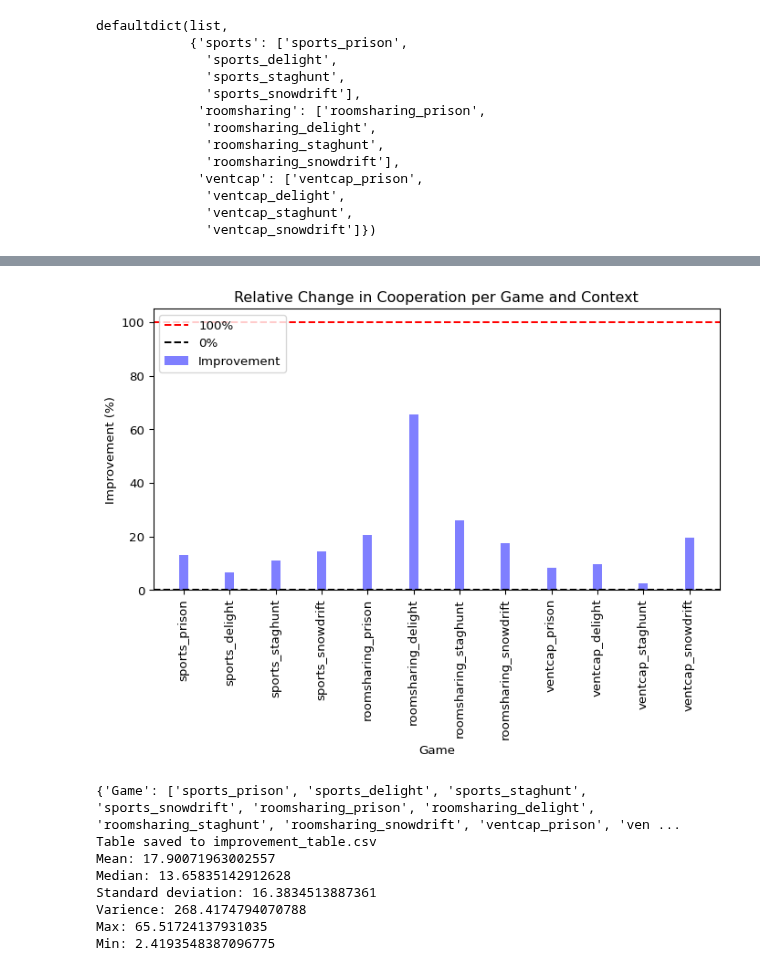
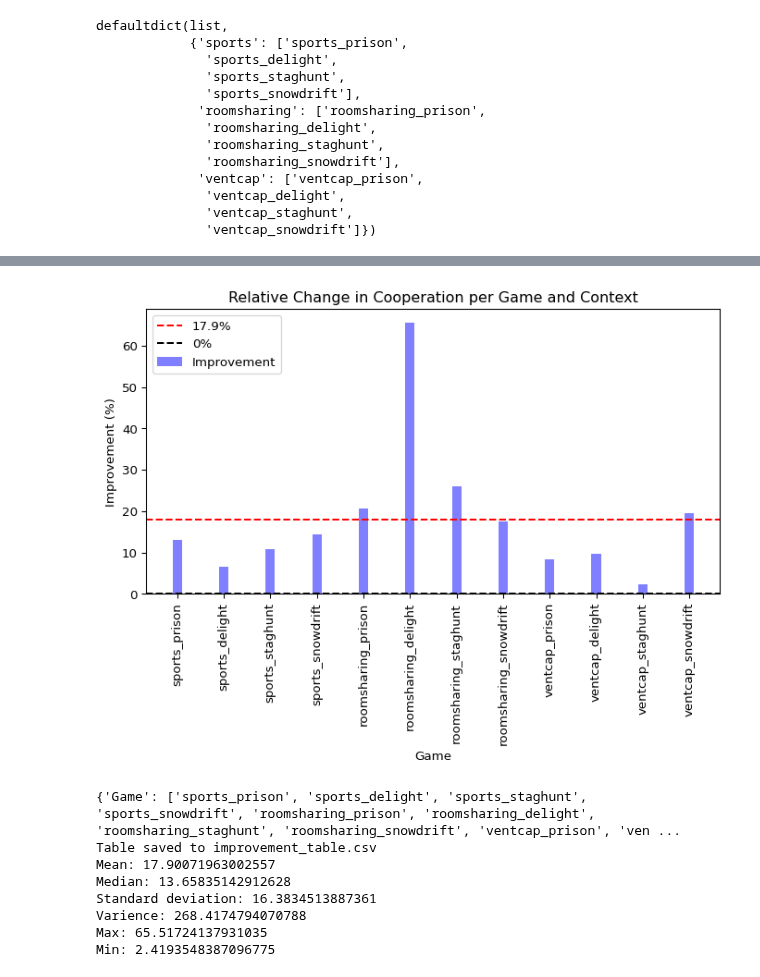
Before and after one commit to sepehrilami/LFB, a Jupyter notebook: notebooks/oos_analysis.ipynb, the cells around one changed output, grey strips where cells are left out. Drawn from its saved outputs; the diff is of its cells as text; code cells hidden in the pictures.

```diff
--- a/notebooks/oos_analysis.ipynb
+++ b/notebooks/oos_analysis.ipynb
@@ -299,35 +311,38 @@ Images merged and saved to ../oos_figs/game_distribution.png
 # so the initial model is 7b_org, the finetuned model is 7b_finetuned, and the target model is 70b
 # given this, compare the progress of 7b_org and 7b_finetuned towards 70b by this formula:
 # progress = (7b_finetuned - 7b_org) / (70b - 7b_org) * 100
 
 def compare_progress(all_data, keys):
     my_dpi = 96
     plt.figure(figsize=(800/my_dpi, 400/my_dpi), dpi=my_dpi)
 
     # plt.figure(figsize=(10, 5))
     bar_width = 0.2
     bar_positions = []
 
     progress = [(all_data['7b-fined'][key]['  C'] - all_data['7b-fixed'][key]['  C']) / (all_data['70b-fixed'][key]['  C'] - all_data['7b-fixed'][key]['  C']) * 100 for key in keys]
     x = [pos for pos in range(len(keys))]
     plt.bar(x, progress, width=bar_width, alpha=0.5, label='Improvement', color='blue')
     # draw a line at y=100
-    plt.axhline(y=100, color='red', linestyle='--', label='100%')
+    # draw a line at y=average of progress
+    avg_progress = sum(progress) / len(progress)
+    plt.axhline(y=avg_progress, color='red', linestyle='--', label=f'{round(avg_progress, 2)}%')
     # plot logaritmic scale
     # plt.yscale('log')
     plt.axhline(y=0, color='black', linestyle='--', label='0%')
     plt.xticks([pos for pos in range(len(keys))], keys, rotation=90)
+    # make the
     plt.xlabel('Game')
     plt.ylabel('Improvement (%)')
     plt.title('Relative Change in Cooperation per Game and Context')
     plt.legend(loc='upper left')
     plt.savefig(os.path.join("../oos_context_figs", "improvement.png"), dpi=my_dpi)
     plt.show()
 
 
 compare_progress(all_data, keys)
 # %% [output]
-[figure, old version]
+[figure, new version]
 # %%
 # visualize the progress of 7b_org and 7b_finetuned towards 70b in a table
 
```
Also changed, not shown: parts of 5 cells of this notebook, 5 other files.
